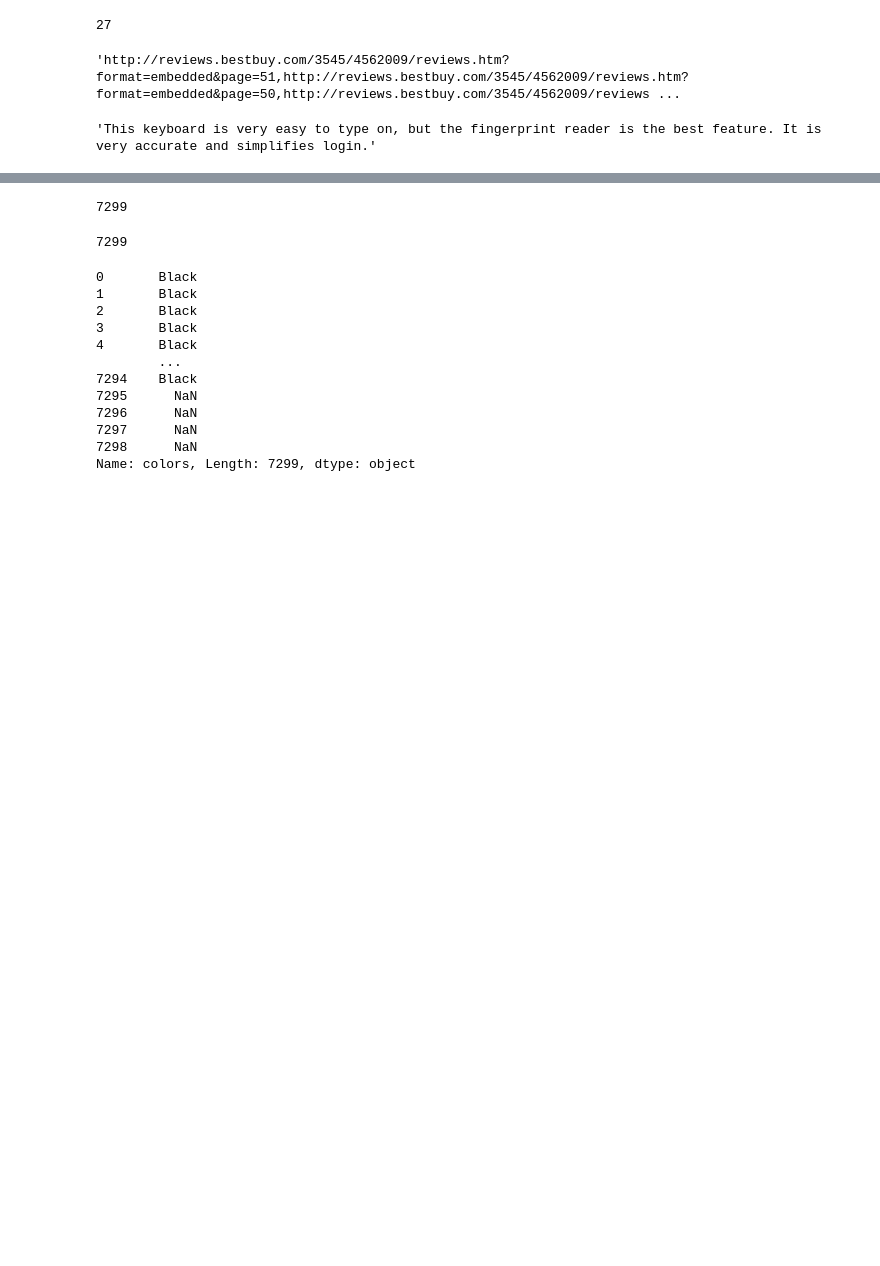
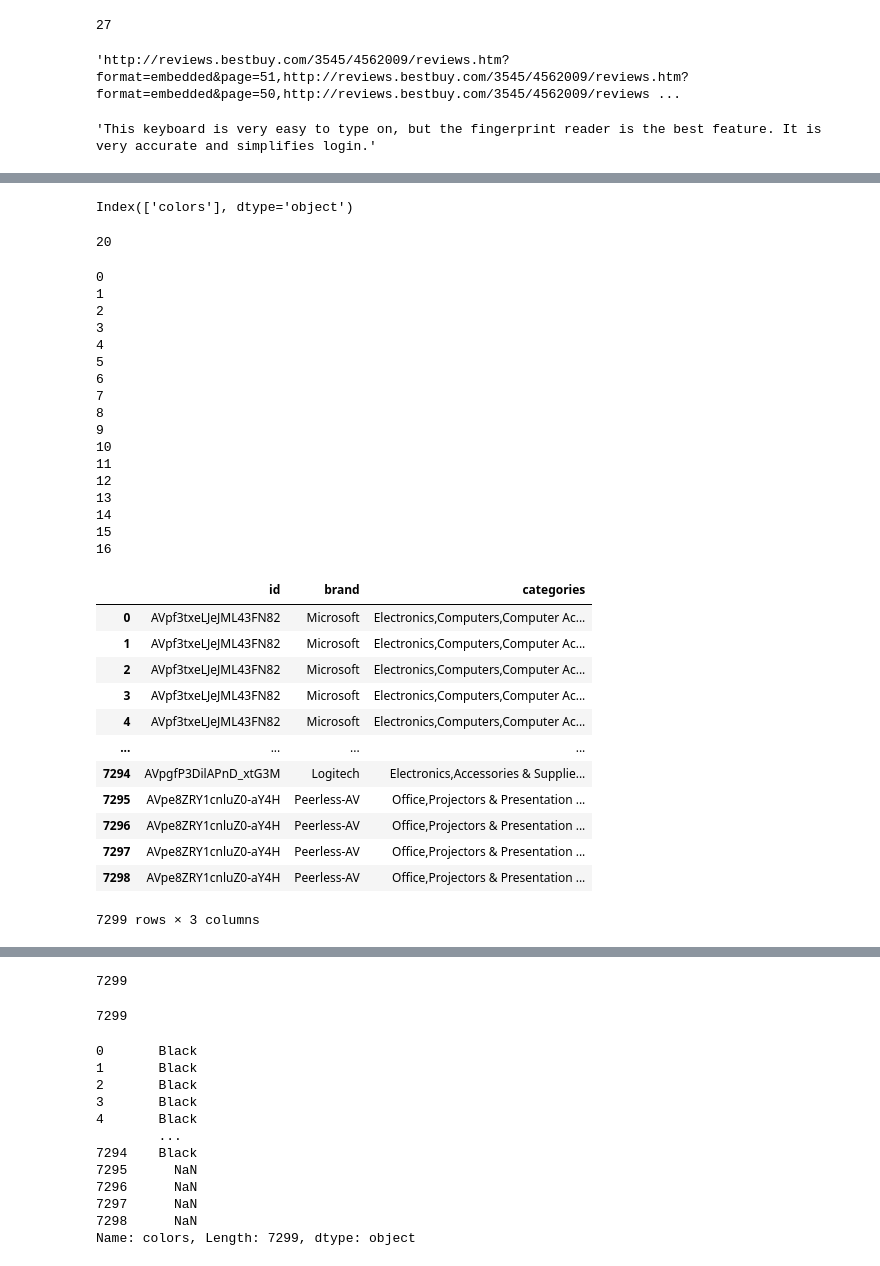
Before and after one commit to jinhuioh/Hi_ai, a Jupyter notebook: data03/amazon-visualization.ipynb, the cells around one changed output, grey strips where cells are left out. Saved outputs shown, nothing was run; the diff lists cells and outputs as text; code cells hidden in the pictures; blank space fills up the shorter version.

```diff
--- a/data03/amazon-visualization.ipynb
+++ b/data03/amazon-visualization.ipynb
@@ -58,3 +73,5 @@ az.iloc[:5,:]
 | 2 | AVpf3txeLJeJML43FN82 | Microsoft | Electronics,Computers,Computer Ac... | Black | 2015-11-13T12:28:09Z | 2018-01-29T02:15:13Z | 11.6 in x 8.5 in x 0.19 in | https://i5.walmartimages.com/asr/... | microsoftsurfacepro4typecoverwith... | ... |
 | 3 | AVpf3txeLJeJML43FN82 | Microsoft | Electronics,Computers,Computer Ac... | Black | 2015-11-13T12:28:09Z | 2018-01-29T02:15:13Z | 11.6 in x 8.5 in x 0.19 in | https://i5.walmartimages.com/asr/... | microsoftsurfacepro4typecoverwith... | ... |
 | 4 | AVpf3txeLJeJML43FN82 | Microsoft | Electronics,Computers,Computer Ac... | Black | 2015-11-13T12:28:09Z | 2018-01-29T02:15:13Z | 11.6 in x 8.5 in x 0.19 in | https://i5.walmartimages.com/asr/... | microsoftsurfacepro4typecoverwith... | ... |
+# %%
+az4 = az.copy()
@@ -61,3 +89,51 @@ az.iloc[:5,:]
+# %%
+time_cols = az4.filter(regex='colors').columns
+time_cols
+# %% [output]
+Index(['colors'], dtype='object')
+# %%
+len(az4.columns)
+# %% [output]
+20
+# %%
+col_list = []
+col_list = list(az.iloc[:,3:21].columns)
+col_list
+for i in range(len(col_list)):
+    print(i)
+    az4 = az4.drop(col_list[i],axis=1)#axis=1이면 열 0이면 행
+az4
+# %% [output]
+0
+1
+2
+3
+4
+5
+6
+7
+8
+9
+10
+11
+12
+13
+14
+15
+16
+|  | id | brand | categories |
+| 0 | AVpf3txeLJeJML43FN82 | Microsoft | Electronics,Computers,Computer Ac... |
+| 1 | AVpf3txeLJeJML43FN82 | Microsoft | Electronics,Computers,Computer Ac... |
+| 2 | AVpf3txeLJeJML43FN82 | Microsoft | Electronics,Computers,Computer Ac... |
+| 3 | AVpf3txeLJeJML43FN82 | Microsoft | Electronics,Computers,Computer Ac... |
+| 4 | AVpf3txeLJeJML43FN82 | Microsoft | Electronics,Computers,Computer Ac... |
+| ... | ... | ... | ... |
+| 7294 | AVpgfP3DilAPnD_xtG3M | Logitech | Electronics,Accessories & Supplie... |
+| 7295 | AVpe8ZRY1cnluZ0-aY4H | Peerless-AV | Office,Projectors & Presentation ... |
+| 7296 | AVpe8ZRY1cnluZ0-aY4H | Peerless-AV | Office,Projectors & Presentation ... |
+| 7297 | AVpe8ZRY1cnluZ0-aY4H | Peerless-AV | Office,Projectors & Presentation ... |
+| 7298 | AVpe8ZRY1cnluZ0-aY4H | Peerless-AV | Office,Projectors & Presentation ... |
+7299 rows × 3 columns
 # %%
 az=az.drop(['reviews.sourceURLs','reviews.dateSeen','reviews.date','reviews.text'],axis=1)
 az
```
Also changed, not shown: parts of 4 cells of this notebook.
